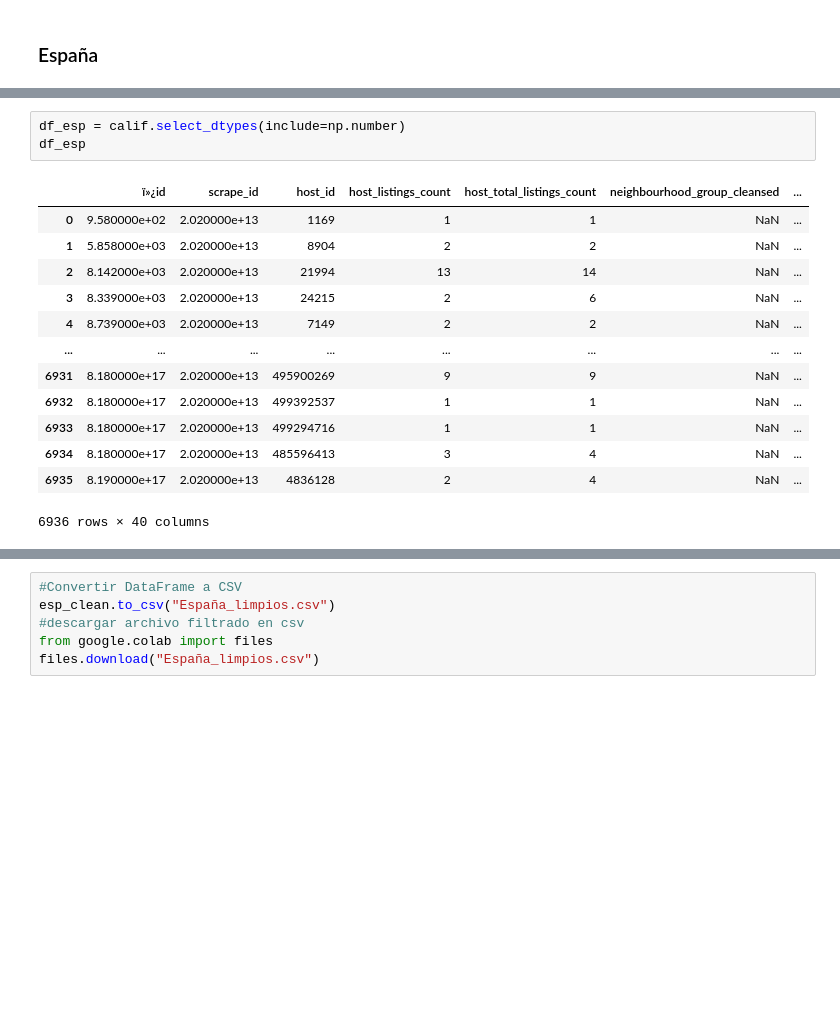
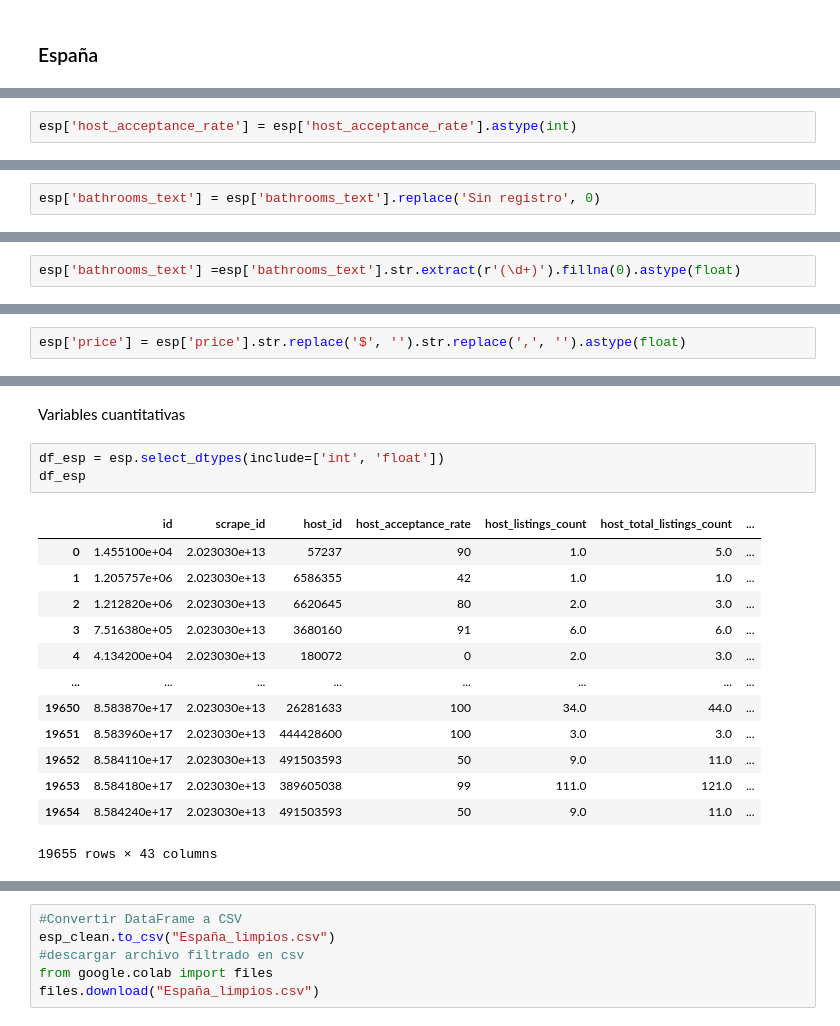
Before and after one commit to maf-mtz/Evaluacion, a Jupyter notebook: Evaluacion_a01067198.ipynb, the cells around one changed output, grey strips where cells are left out. Saved outputs shown, nothing was run; the diff lists cells and outputs as text; blank space fills up the shorter version.

```diff
--- a/Evaluacion_a01067198.ipynb
+++ b/Evaluacion_a01067198.ipynb
@@ -422,0 +594,2 @@ files.download("California_limpios.csv")
+# %%
+esp['host_acceptance_rate'] = esp['host_acceptance_rate'].astype(int)
@@ -422,0 +620,2 @@ files.download("California_limpios.csv")
+# %%
+esp['bathrooms_text'] = esp['bathrooms_text'].replace('Sin registro', 0)
@@ -422,0 +626,2 @@ files.download("California_limpios.csv")
+# %%
+esp['bathrooms_text'] =esp['bathrooms_text'].str.extract(r'(\d+)').fillna(0).astype(float)
@@ -422,0 +660,2 @@ files.download("California_limpios.csv")
+# %%
+esp['price'] = esp['price'].str.replace('$', '').str.replace(',', '').astype(float)
@@ -423,20 +677,22 @@ files.download("California_limpios.csv")
+# %% [markdown]
+Variables cuantitativas
 # %%
-df_esp = calif.select_dtypes(include=np.number)
+df_esp = esp.select_dtypes(include=['int', 'float'])
 df_esp
 # %% [output]
-|  | ï»¿id | scrape_id | host_id | host_listings_count | host_total_listings_count | neighbourhood_group_cleansed | ... |
-| 0 | 9.580000e+02 | 2.020000e+13 | 1169 | 1 | 1 | NaN | ... |
-| 1 | 5.858000e+03 | 2.020000e+13 | 8904 | 2 | 2 | NaN | ... |
-| 2 | 8.142000e+03 | 2.020000e+13 | 21994 | 13 | 14 | NaN | ... |
-| 3 | 8.339000e+03 | 2.020000e+13 | 24215 | 2 | 6 | NaN | ... |
-| 4 | 8.739000e+03 | 2.020000e+13 | 7149 | 2 | 2 | NaN | ... |
+|  | id | scrape_id | host_id | host_acceptance_rate | host_listings_count | host_total_listings_count | ... |
+| 0 | 1.455100e+04 | 2.023030e+13 | 57237 | 90 | 1.0 | 5.0 | ... |
+| 1 | 1.205757e+06 | 2.023030e+13 | 6586355 | 42 | 1.0 | 1.0 | ... |
+| 2 | 1.212820e+06 | 2.023030e+13 | 6620645 | 80 | 2.0 | 3.0 | ... |
+| 3 | 7.516380e+05 | 2.023030e+13 | 3680160 | 91 | 6.0 | 6.0 | ... |
+| 4 | 4.134200e+04 | 2.023030e+13 | 180072 | 0 | 2.0 | 3.0 | ... |
 | ... | ... | ... | ... | ... | ... | ... | ... |
-| 6931 | 8.180000e+17 | 2.020000e+13 | 495900269 | 9 | 9 | NaN | ... |
-| 6932 | 8.180000e+17 | 2.020000e+13 | 499392537 | 1 | 1 | NaN | ... |
-| 6933 | 8.180000e+17 | 2.020000e+13 | 499294716 | 1 | 1 | NaN | ... |
-| 6934 | 8.180000e+17 | 2.020000e+13 | 485596413 | 3 | 4 | NaN | ... |
-| 6935 | 8.190000e+17 | 2.020000e+13 | 4836128 | 2 | 4 | NaN | ... |
+| 19650 | 8.583870e+17 | 2.023030e+13 | 26281633 | 100 | 34.0 | 44.0 | ... |
+| 19651 | 8.583960e+17 | 2.023030e+13 | 444428600 | 100 | 3.0 | 3.0 | ... |
+| 19652 | 8.584110e+17 | 2.023030e+13 | 491503593 | 50 | 9.0 | 11.0 | ... |
+| 19653 | 8.584180e+17 | 2.023030e+13 | 389605038 | 99 | 111.0 | 121.0 | ... |
+| 19654 | 8.584240e+17 | 2.023030e+13 | 491503593 | 50 | 9.0 | 11.0 | ... |
-6936 rows × 40 columns
+19655 rows × 43 columns
 # %%
 df_esp.isnull().sum()
 # %% [output]
```
Also changed, not shown: parts of 254 cells of this notebook.
